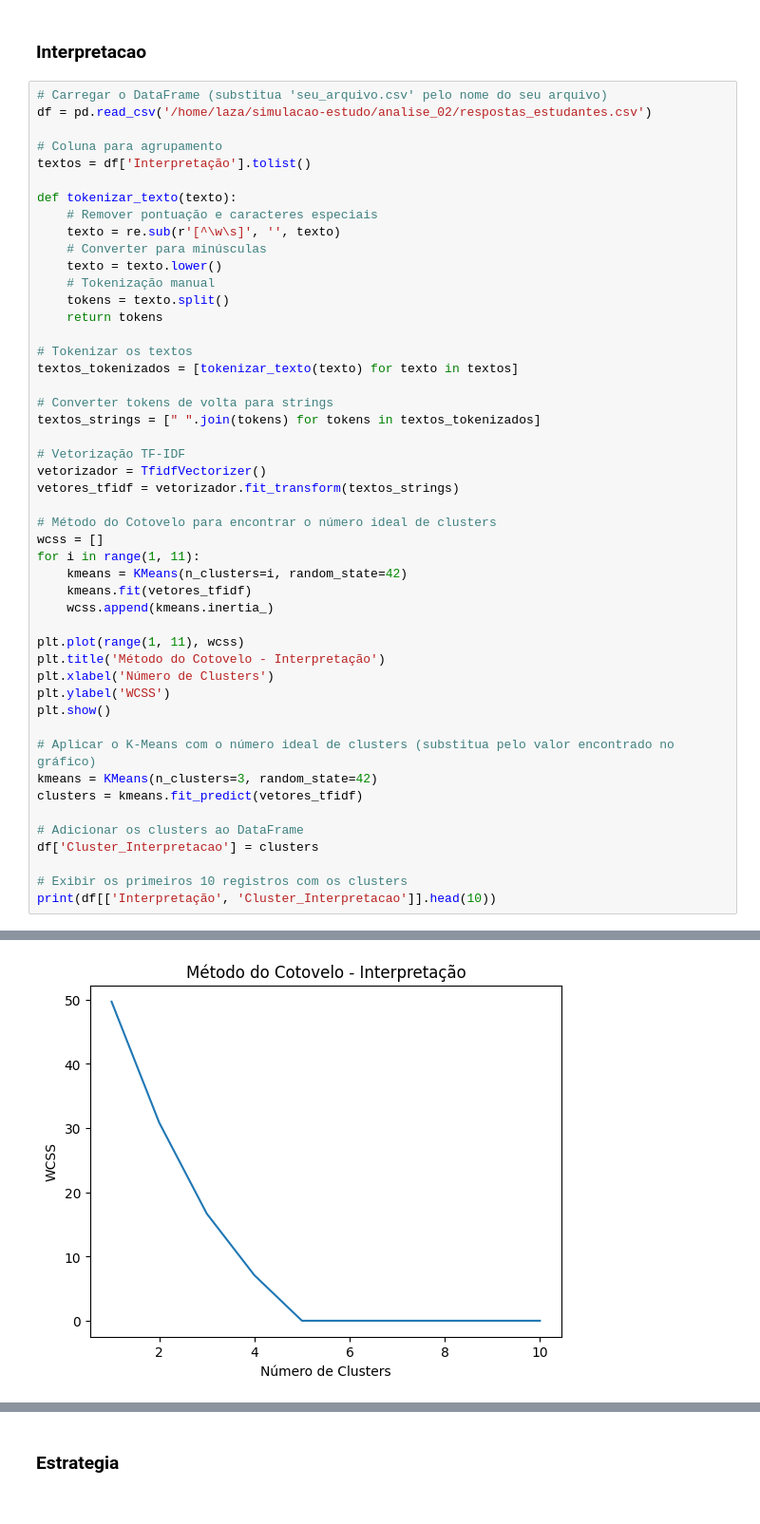
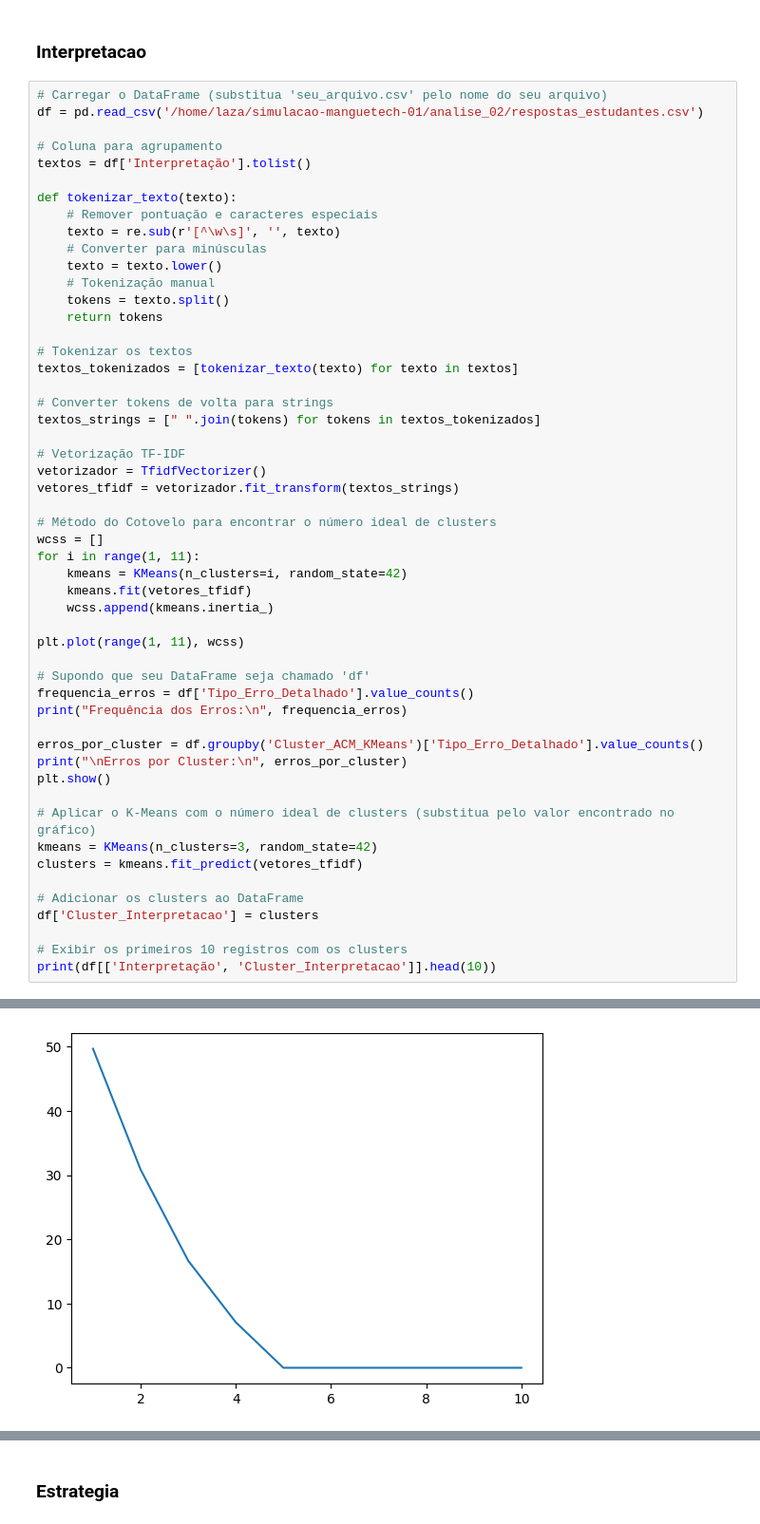
Before and after one commit to thiago-laza/simulacao-estudo, a Jupyter notebook: analise_02/analise02.ipynb, the cells around one changed output, grey strips where cells are left out. Shown at 95% size. Saved outputs shown, nothing was run; the diff lists cells and outputs as text.

Commit message:
PC01-analise de erros

```diff
--- a/analise_02/analise02.ipynb
+++ b/analise_02/analise02.ipynb
@@ -48,7 +49,7 @@ import re
 ### Interpretacao
 # %%
 # Carregar o DataFrame (substitua 'seu_arquivo.csv' pelo nome do seu arquivo)
-df = pd.read_csv('/home/laza/simulacao-estudo/analise_02/respostas_estudantes.csv')
+df = pd.read_csv('/home/laza/simulacao-manguetech-01/analise_02/respostas_estudantes.csv')
 
 # Coluna para agrupamento
 textos = df['Interpretação'].tolist()
@@ -80,9 +81,13 @@ for i in range(1, 11):
     wcss.append(kmeans.inertia_)
 
 plt.plot(range(1, 11), wcss)
-plt.title('Método do Cotovelo - Interpretação')
-plt.xlabel('Número de Clusters')
-plt.ylabel('WCSS')
+
+# Supondo que seu DataFrame seja chamado 'df'
+frequencia_erros = df['Tipo_Erro_Detalhado'].value_counts()
+print("Frequência dos Erros:\n", frequencia_erros)
+
+erros_por_cluster = df.groupby('Cluster_ACM_KMeans')['Tipo_Erro_Detalhado'].value_counts()
+print("\nErros por Cluster:\n", erros_por_cluster)
 plt.show()
 
 # Aplicar o K-Means com o número ideal de clusters (substitua pelo valor encontrado no gráfico)
@@ -98 +104 @@ print(df[['Interpretação', 'Cluster_Interpretacao']].head(10))
-[figure, old version]
+[figure, new version]
```
Also changed, not shown: parts of 23 cells of this notebook, 1 other file.
